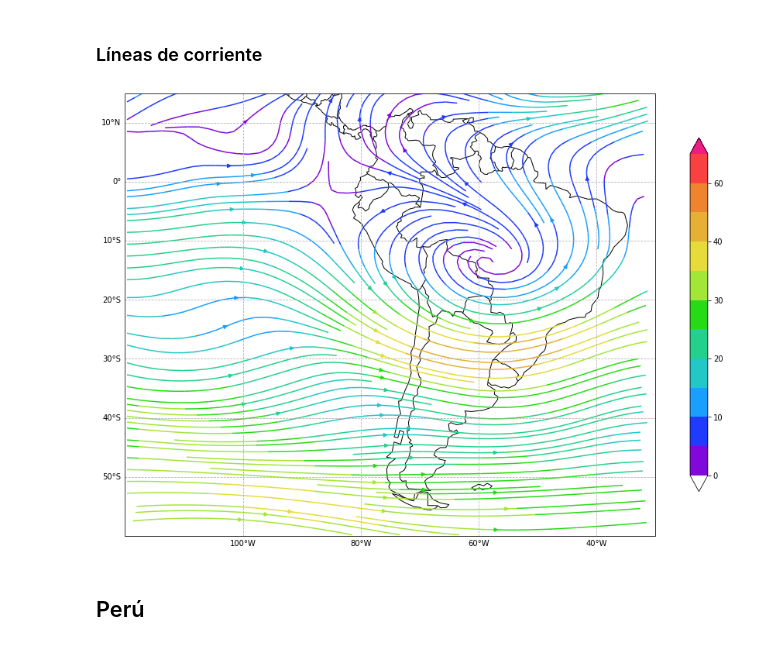
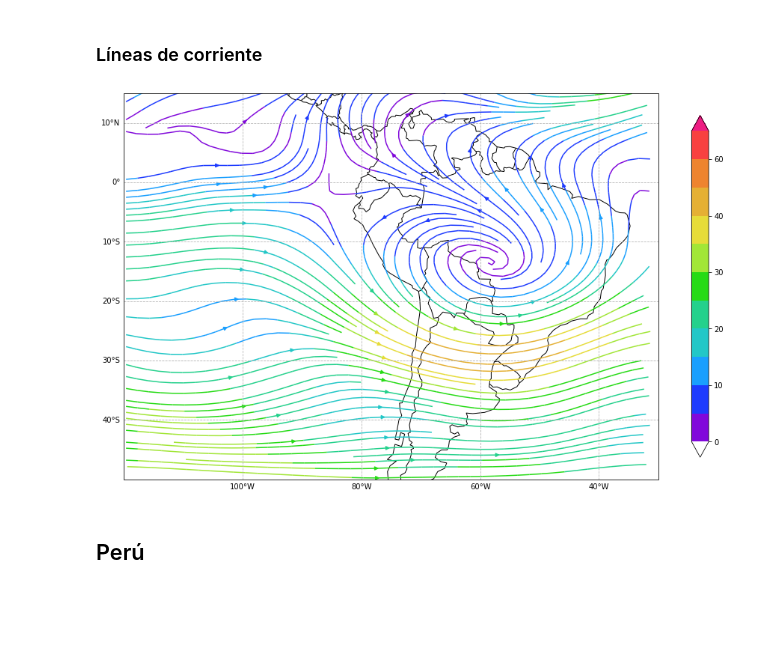
Before and after one commit to rosepb28/ERA5, a Jupyter notebook: era5.ipynb, the cells around one changed output. Saved outputs shown, nothing was run; the diff lists cells and outputs as text; code cells hidden in the pictures; blank space fills up the shorter version.

```diff
--- a/era5.ipynb
+++ b/era5.ipynb
@@ -119,33 +115,33 @@ os.makedirs(folder) if not os.path.exists(folder) else 'No'
 # %%
 niv = levels.index(200) #Modificar nivel
 
-u  = data.variables['u'][0,0,:,:]
+u  = data.variables['u'][0,,:,:]
 v  = data.variables['v'][0,0,:,:]
 
 levs = [0,5,10,15,20,25,30,35,40,50,60,65]
 cmap, norm = c_cmap('Colores/lcorr.xlsx', '200', levs)
 
 prj = ccrs.PlateCarree()
 fig = plt.figure(figsize=(16,10.5), facecolor='white')
 ax = plt.axes(projection = prj)
 
 #Con color cambiante de acuerdo a la velocidad
 sp = np.sqrt(u**2 + v**2)
 lw = 5*sp / sp.max()
 strm = ax.streamplot(ln, lt, u, v, color = sp, cmap=cmap,norm = norm, linewidth=1.5, density=6)
 fig.colorbar(strm.lines, shrink = 0.8, extend='both')
 
 ax.add_feature(cfeature.BORDERS,edgecolor='k')
 ax.add_feature(cfeature.COASTLINE,edgecolor='k')
 gl = ax.gridlines(draw_labels=True,linestyle='--')
 gl.top_labels = gl.right_labels = False
-ax.set_extent([-120,-30,-60,15], crs=prj)
+ax.set_extent([-120,-30,-50,15], crs=prj)
 
 #fig.savefig('Img/{}/lcorr200.png'.format(month), dpi=fig.dpi, bbox_inches= 'tight')
 
 plt.show()
 # %% [output]
-[figure, old version]
+[figure, new version]
 # %% [markdown]
 ## Perú
 # %%
```
Also changed, not shown: parts of 7 cells of this notebook, 5 other files.
